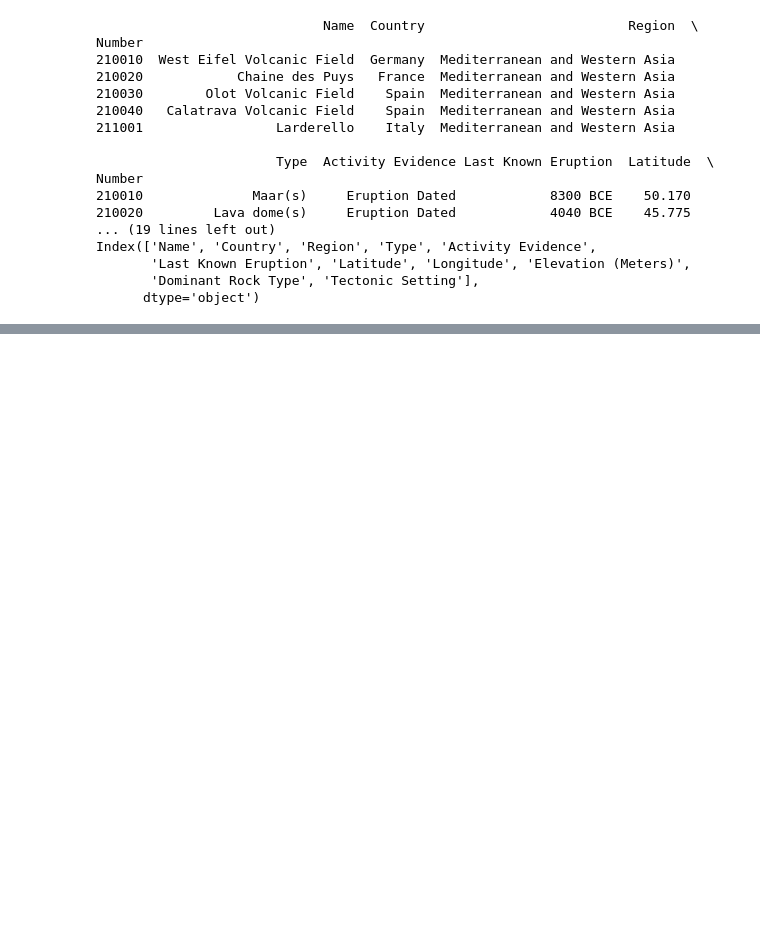
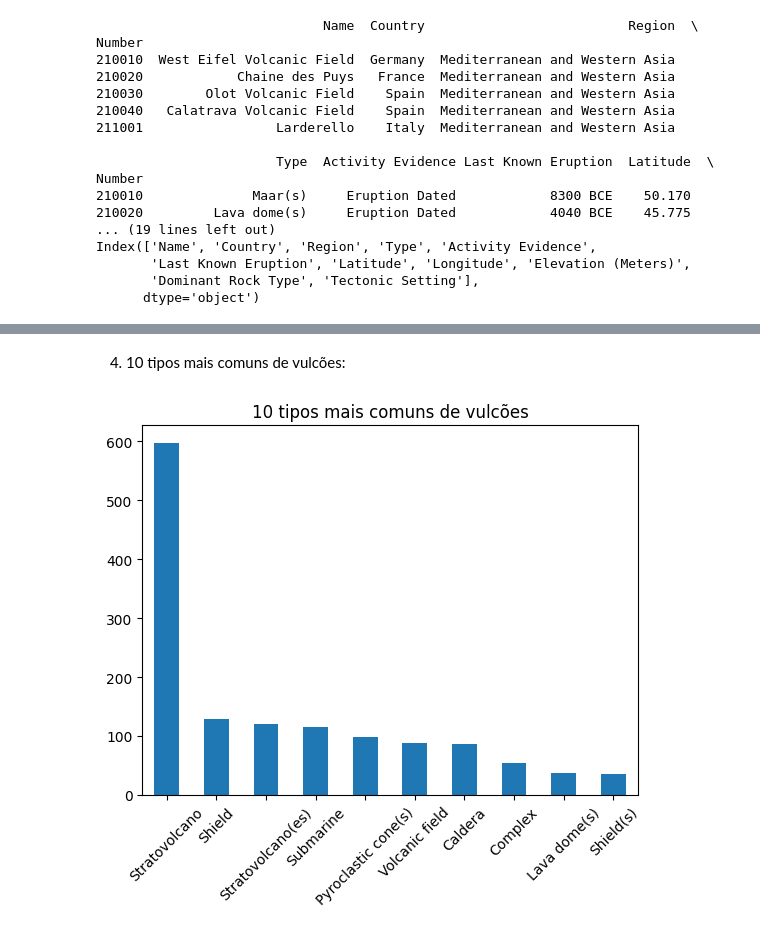
Before and after one commit to RaphaLevy/Trabalho_AEDV, a Jupyter notebook: JulianaC_RaphaelL_Vulcao.ipynb, the cells around one changed output, grey strips where cells are left out. Cells and saved outputs as stored; diff of their text form; code cells hidden in the pictures; blank space fills up the shorter version.

```diff
--- a/JulianaC_RaphaelL_Vulcao.ipynb
+++ b/JulianaC_RaphaelL_Vulcao.ipynb
@@ -36,0 +64,7 @@ Index(['Name', 'Country', 'Region', 'Type', 'Activity Evidence',
+# %% [markdown]
+4) 10 tipos mais comuns de vulcões:
+# %%
+df["Type"].value_counts().head(10).plot(kind = "bar", rot = 45, title = "10 tipos mais comuns de vulcões")
+plt.show()
+# %% [output]
+[figure, added]
```
Also changed, not shown: parts of 7 cells of this notebook.
